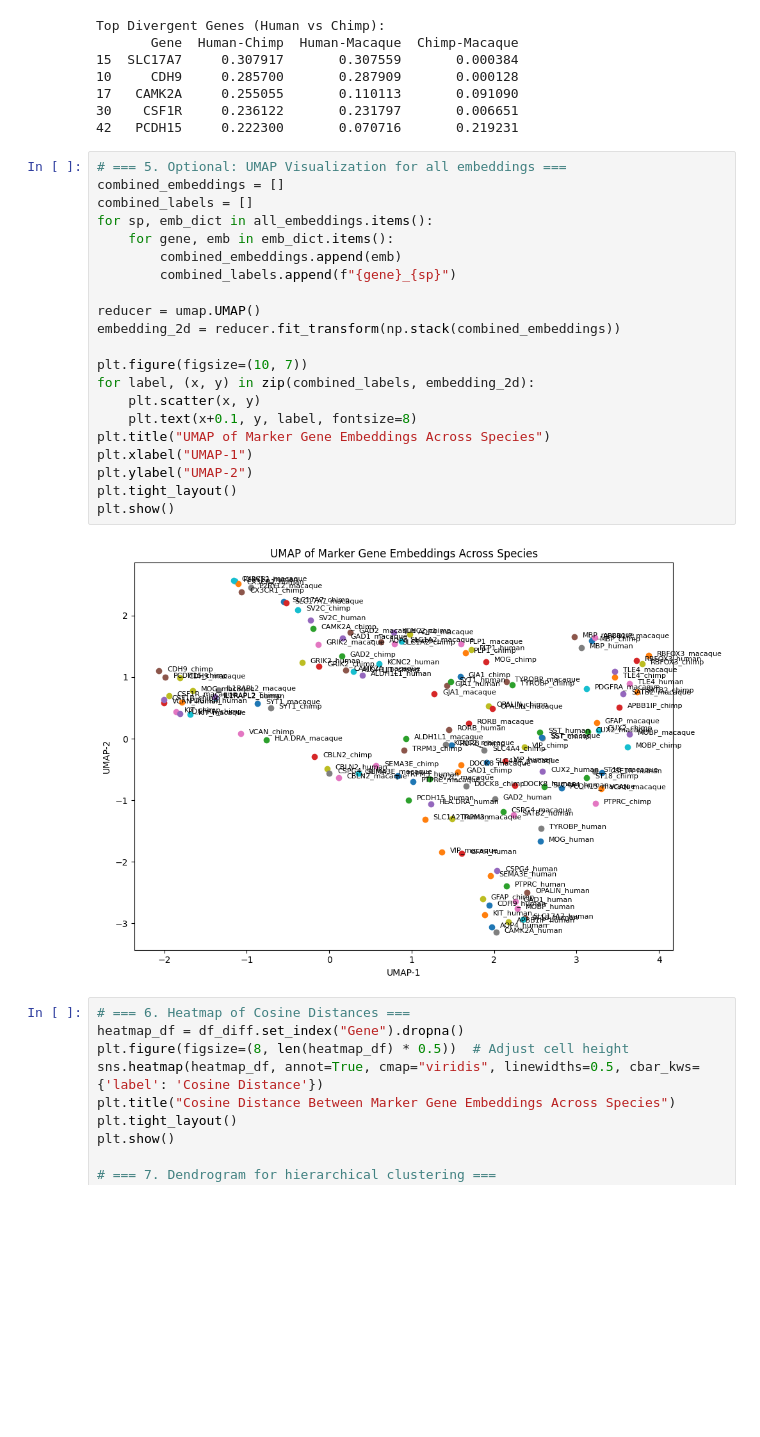
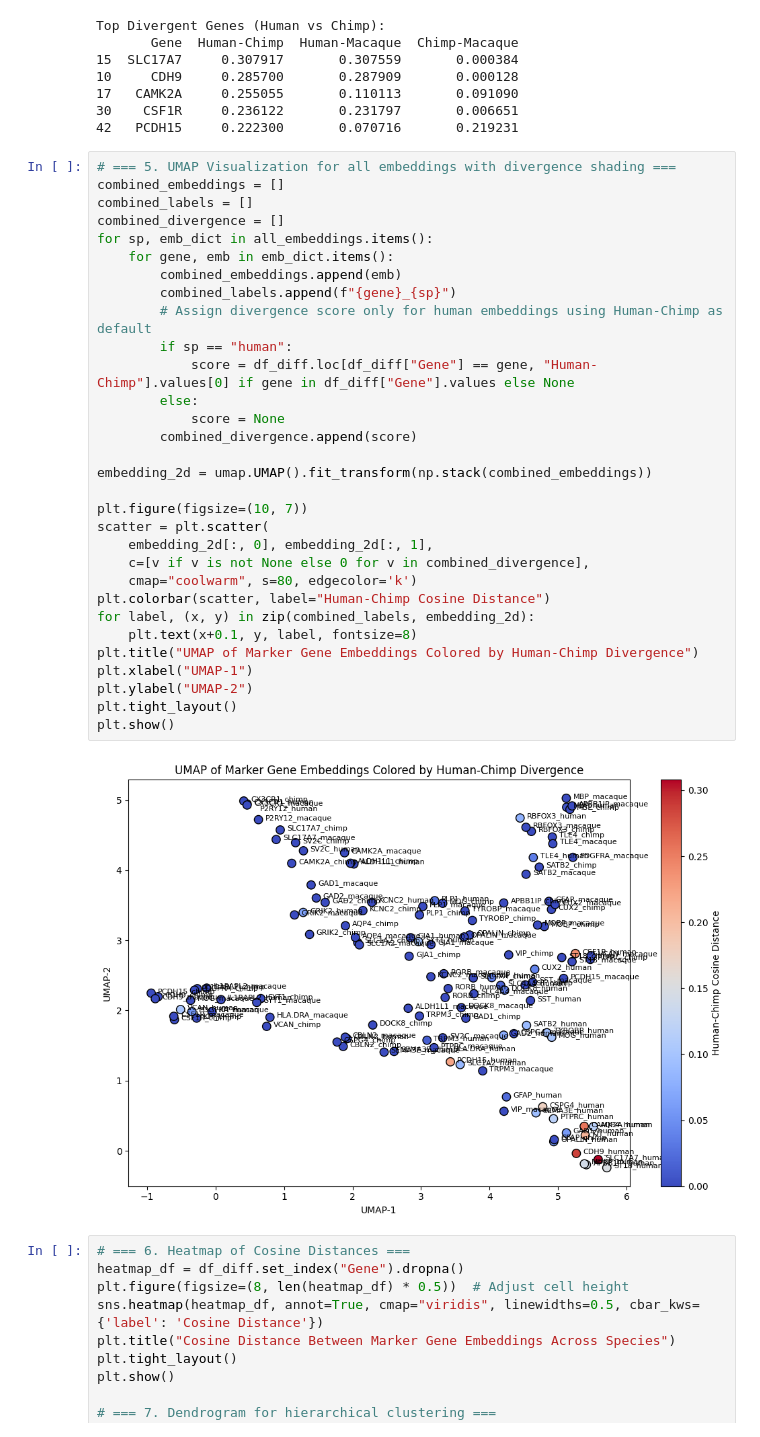
Before and after one commit to dmj6288/ESM_ProteinPred, a Jupyter notebook: ESM1b_comparativeProteomics.ipynb, the cells around one changed output. Cells and saved outputs as stored; diff of their text form; blank space fills up the shorter version.

```diff
--- a/ESM1b_comparativeProteomics.ipynb
+++ b/ESM1b_comparativeProteomics.ipynb
@@ -117,28 +117,38 @@ Top Divergent Genes (Human vs Chimp):
 30    CSF1R     0.236122       0.231797       0.006651
 42   PCDH15     0.222300       0.070716       0.219231
 # %%
-# === 5. Optional: UMAP Visualization for all embeddings ===
+# === 5. UMAP Visualization for all embeddings with divergence shading ===
 combined_embeddings = []
 combined_labels = []
+combined_divergence = []
 for sp, emb_dict in all_embeddings.items():
     for gene, emb in emb_dict.items():
         combined_embeddings.append(emb)
         combined_labels.append(f"{gene}_{sp}")
+        # Assign divergence score only for human embeddings using Human-Chimp as default
+        if sp == "human":
+            score = df_diff.loc[df_diff["Gene"] == gene, "Human-Chimp"].values[0] if gene in df_diff["Gene"].values else None
+        else:
+            score = None
+        combined_divergence.append(score)
 
-reducer = umap.UMAP()
-embedding_2d = reducer.fit_transform(np.stack(combined_embeddings))
+embedding_2d = umap.UMAP().fit_transform(np.stack(combined_embeddings))
 
 plt.figure(figsize=(10, 7))
+scatter = plt.scatter(
+    embedding_2d[:, 0], embedding_2d[:, 1],
+    c=[v if v is not None else 0 for v in combined_divergence],
+    cmap="coolwarm", s=80, edgecolor='k')
+plt.colorbar(scatter, label="Human-Chimp Cosine Distance")
 for label, (x, y) in zip(combined_labels, embedding_2d):
-    plt.scatter(x, y)
     plt.text(x+0.1, y, label, fontsize=8)
-plt.title("UMAP of Marker Gene Embeddings Across Species")
+plt.title("UMAP of Marker Gene Embeddings Colored by Human-Chimp Divergence")
 plt.xlabel("UMAP-1")
 plt.ylabel("UMAP-2")
 plt.tight_layout()
 plt.show()
 # %% [output]
-[figure, old version]
+[figure, new version]
 # %%
 # === 6. Heatmap of Cosine Distances ===
 heatmap_df = df_diff.set_index("Gene").dropna()
```
